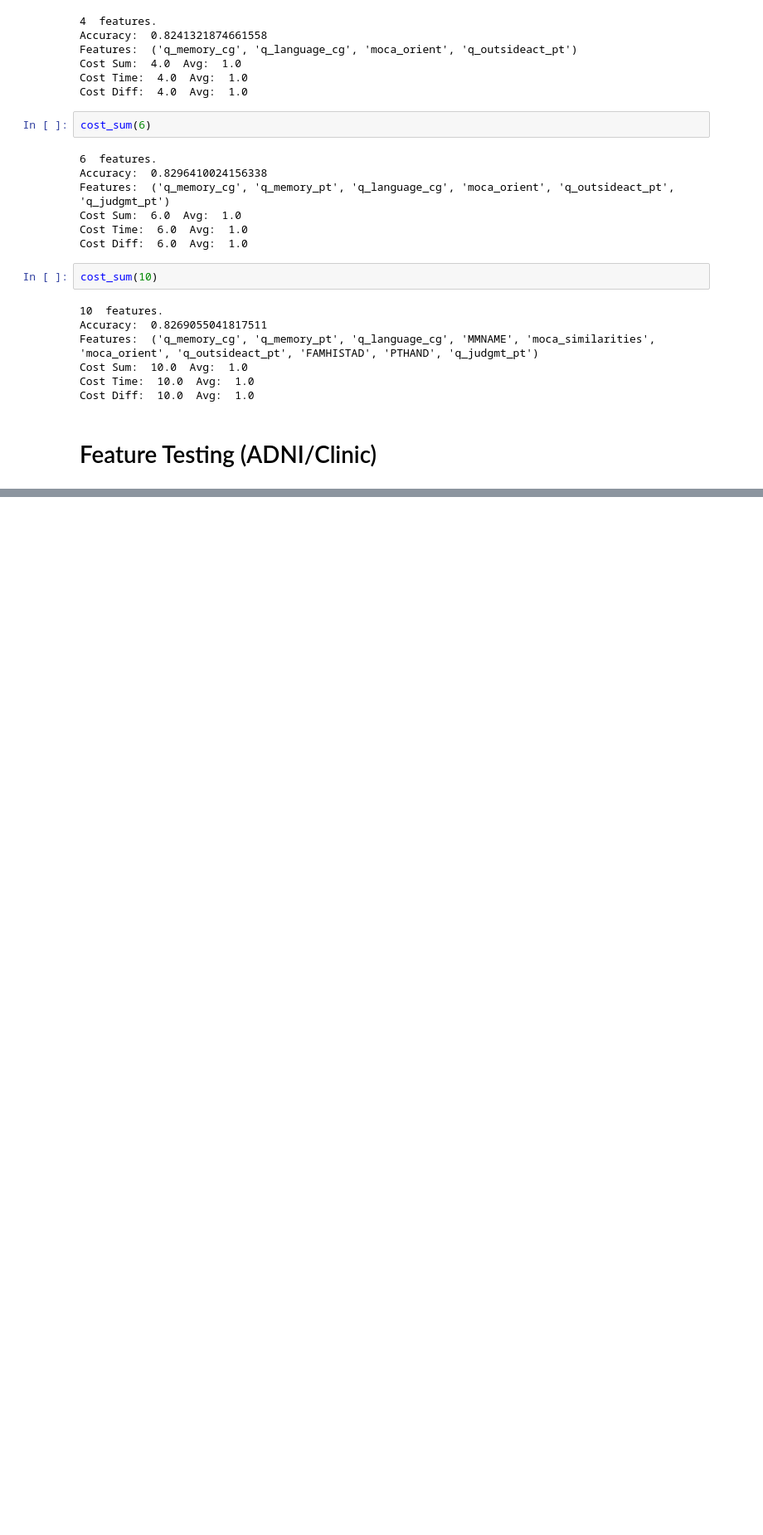
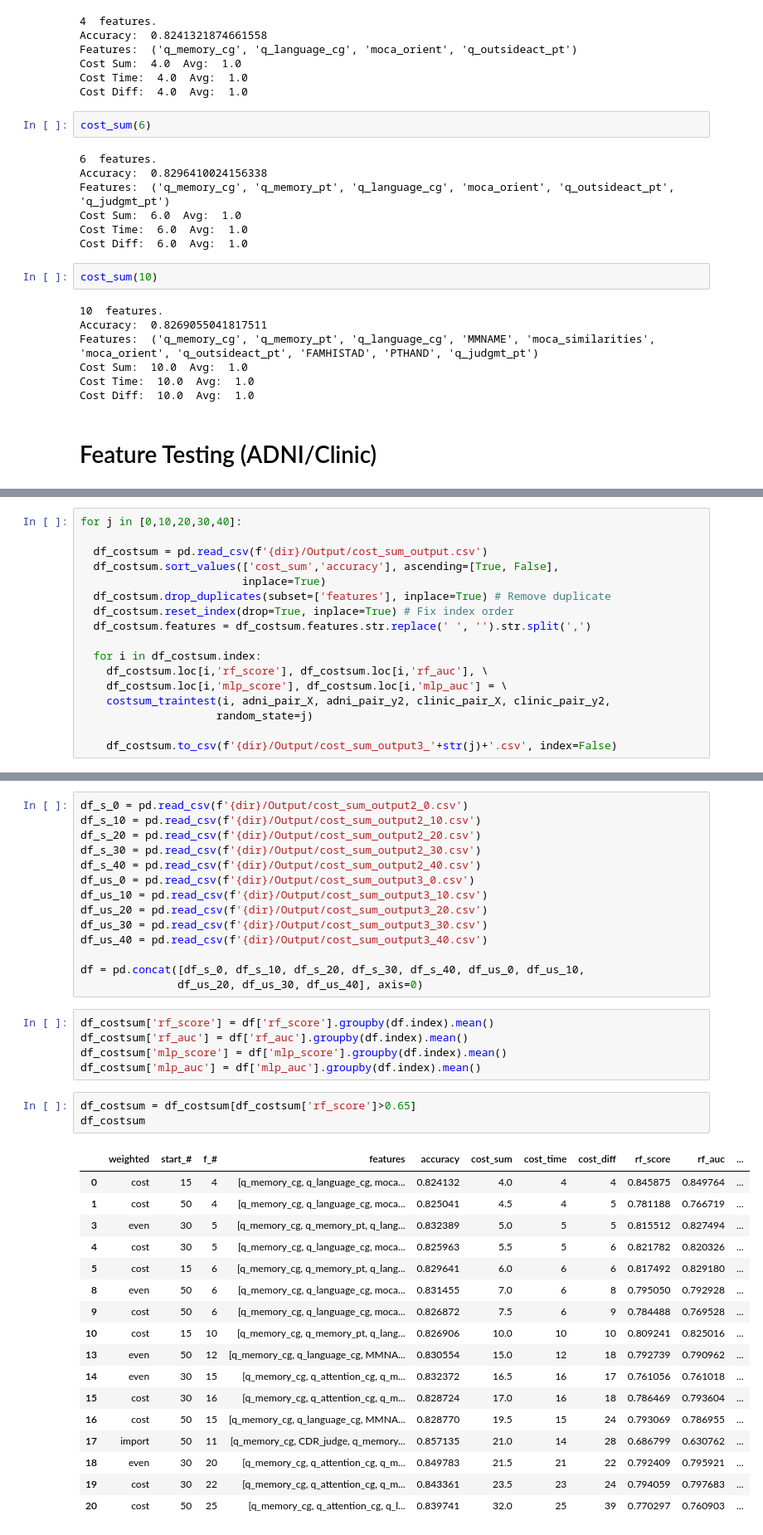
Before and after one commit to mjkleiman/streamlineAD, a Jupyter notebook: KleimanPhD_Chp3.ipynb, the cells around one changed output, grey strips where cells are left out. Shown at 83% size. Cells and saved outputs as stored; diff of their text form; blank space fills up the shorter version.

```diff
--- a/KleimanPhD_Chp3.ipynb
+++ b/KleimanPhD_Chp3.ipynb
@@ -992 +936,18 @@ df_costsum
+# %%
+for j in [0,10,20,30,40]:
+
+  df_costsum = pd.read_csv(f'{dir}/Output/cost_sum_output.csv')
+  df_costsum.sort_values(['cost_sum','accuracy'], ascending=[True, False],
+                         inplace=True)
+  df_costsum.drop_duplicates(subset=['features'], inplace=True) # Remove duplicate
+  df_costsum.reset_index(drop=True, inplace=True) # Fix index order
+  df_costsum.features = df_costsum.features.str.replace(' ', '').str.split(',')
+
+  for i in df_costsum.index:
+    df_costsum.loc[i,'rf_score'], df_costsum.loc[i,'rf_auc'], \
+    df_costsum.loc[i,'mlp_score'], df_costsum.loc[i,'mlp_auc'] = \
+    costsum_traintest(i, adni_pair_X, adni_pair_y2, clinic_pair_X, clinic_pair_y2,
+                     random_state=j)
+
+    df_costsum.to_csv(f'{dir}/Output/cost_sum_output3_'+str(j)+'.csv', index=False)
 # %%
@@ -995,0 +955,40 @@ df_costsum.to_csv(f'{dir}/Output/cost_sum_output_10.csv', index=False)
+# %%
+df_s_0 = pd.read_csv(f'{dir}/Output/cost_sum_output2_0.csv')
+df_s_10 = pd.read_csv(f'{dir}/Output/cost_sum_output2_10.csv')
+df_s_20 = pd.read_csv(f'{dir}/Output/cost_sum_output2_20.csv')
+df_s_30 = pd.read_csv(f'{dir}/Output/cost_sum_output2_30.csv')
+df_s_40 = pd.read_csv(f'{dir}/Output/cost_sum_output2_40.csv')
+df_us_0 = pd.read_csv(f'{dir}/Output/cost_sum_output3_0.csv')
+df_us_10 = pd.read_csv(f'{dir}/Output/cost_sum_output3_10.csv')
+df_us_20 = pd.read_csv(f'{dir}/Output/cost_sum_output3_20.csv')
+df_us_30 = pd.read_csv(f'{dir}/Output/cost_sum_output3_30.csv')
+df_us_40 = pd.read_csv(f'{dir}/Output/cost_sum_output3_40.csv')
+
+df = pd.concat([df_s_0, df_s_10, df_s_20, df_s_30, df_s_40, df_us_0, df_us_10,
+               df_us_20, df_us_30, df_us_40], axis=0)
+# %%
+df_costsum['rf_score'] = df['rf_score'].groupby(df.index).mean()
+df_costsum['rf_auc'] = df['rf_auc'].groupby(df.index).mean()
+df_costsum['mlp_score'] = df['mlp_score'].groupby(df.index).mean()
+df_costsum['mlp_auc'] = df['mlp_auc'].groupby(df.index).mean()
+# %%
+df_costsum = df_costsum[df_costsum['rf_score']>0.65]
+df_costsum
+# %% [output]
+|  | weighted | start_# | f_# | features | accuracy | cost_sum | cost_time | cost_diff | rf_score | rf_auc | ... |
+| 0 | cost | 15 | 4 | [q_memory_cg, q_language_cg, moca... | 0.824132 | 4.0 | 4 | 4 | 0.845875 | 0.849764 | ... |
+| 1 | cost | 50 | 4 | [q_memory_cg, q_language_cg, moca... | 0.825041 | 4.5 | 4 | 5 | 0.781188 | 0.766719 | ... |
+| 3 | even | 30 | 5 | [q_memory_cg, q_memory_pt, q_lang... | 0.832389 | 5.0 | 5 | 5 | 0.815512 | 0.827494 | ... |
+| 4 | cost | 30 | 5 | [q_memory_cg, q_language_cg, moca... | 0.825963 | 5.5 | 5 | 6 | 0.821782 | 0.820326 | ... |
+| 5 | cost | 15 | 6 | [q_memory_cg, q_memory_pt, q_lang... | 0.829641 | 6.0 | 6 | 6 | 0.817492 | 0.829180 | ... |
+| 8 | even | 50 | 6 | [q_memory_cg, q_language_cg, moca... | 0.831455 | 7.0 | 6 | 8 | 0.795050 | 0.792928 | ... |
+| 9 | cost | 50 | 6 | [q_memory_cg, q_language_cg, moca... | 0.826872 | 7.5 | 6 | 9 | 0.784488 | 0.769528 | ... |
+| 10 | cost | 15 | 10 | [q_memory_cg, q_memory_pt, q_lang... | 0.826906 | 10.0 | 10 | 10 | 0.809241 | 0.825016 | ... |
+| 13 | even | 50 | 12 | [q_memory_cg, q_language_cg, MMNA... | 0.830554 | 15.0 | 12 | 18 | 0.792739 | 0.790962 | ... |
+| 14 | even | 30 | 15 | [q_memory_cg, q_attention_cg, q_m... | 0.832372 | 16.5 | 16 | 17 | 0.761056 | 0.761018 | ... |
+| 15 | cost | 30 | 16 | [q_memory_cg, q_attention_cg, q_m... | 0.828724 | 17.0 | 16 | 18 | 0.786469 | 0.793604 | ... |
+| 16 | cost | 50 | 15 | [q_memory_cg, q_language_cg, MMNA... | 0.828770 | 19.5 | 15 | 24 | 0.793069 | 0.786955 | ... |
+| 17 | import | 50 | 11 | [q_memory_cg, CDR_judge, q_memory... | 0.857135 | 21.0 | 14 | 28 | 0.686799 | 0.630762 | ... |
+| 18 | even | 30 | 20 | [q_memory_cg, q_attention_cg, q_m... | 0.849783 | 21.5 | 21 | 22 | 0.792409 | 0.795921 | ... |
+| 19 | cost | 30 | 22 | [q_memory_cg, q_attention_cg, q_m... | 0.843361 | 23.5 | 23 | 24 | 0.794059 | 0.797683 | ... |
+| 20 | cost | 50 | 25 | [q_memory_cg, q_attention_cg, q_l... | 0.839741 | 32.0 | 25 | 39 | 0.770297 | 0.760903 | ... |
```
Also changed, not shown: parts of 8 cells of this notebook.
